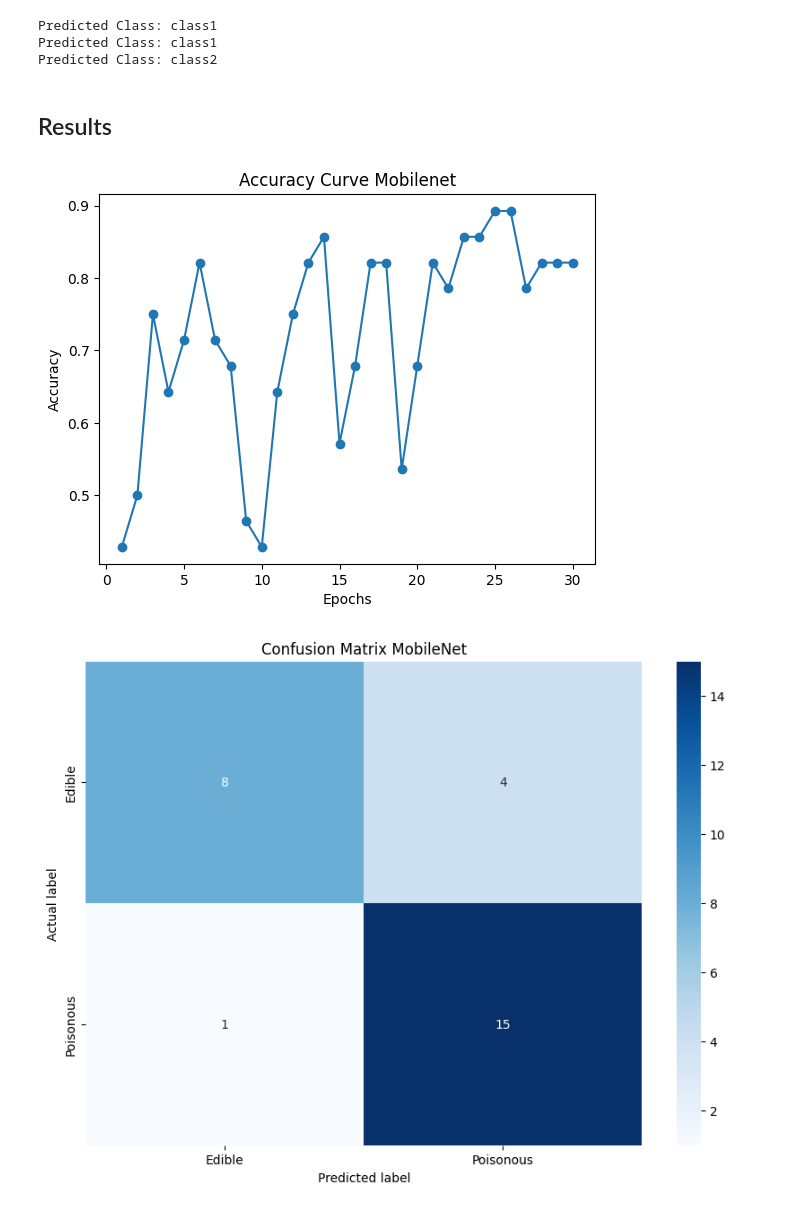
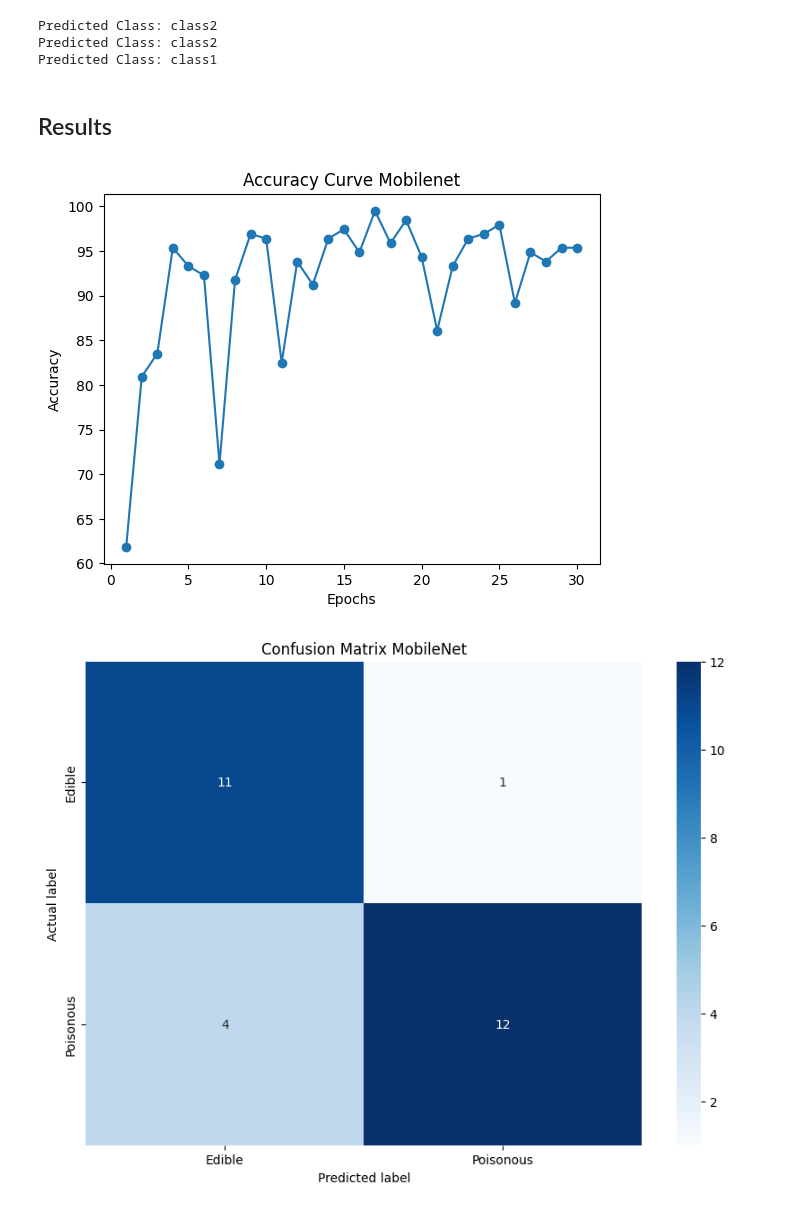
Before and after one commit to Akashdip-N/Critical-Analysis-of-Machine-Learning-and-Deep-Learning-Model-for-Mushroom-Classification, a Jupyter notebook: mobilenet_mushroom.ipynb, the cells around one changed output. Saved outputs shown, nothing was run; the diff lists cells and outputs as text; code cells hidden in the pictures.

```diff
--- a/mobilenet_mushroom.ipynb
+++ b/mobilenet_mushroom.ipynb
@@ -108,6 +108,9 @@ history = {
 for epoch in range(number_of_epochs):
     model.train()
     running_loss = 0.0
+    train_predictions = []
+    train_labels = []
+
     for images, labels in train_loader:
         images, labels = images.to(device), labels.to(device)
 
@@ -122,9 +125,16 @@ for epoch in range(number_of_epochs):
 
         running_loss += loss.item() * images.size(0)
 
-    # Record the loss averaged over the epoch
+        # Track predictions and true labels for training accuracy
+        _, predicted = torch.max(outputs.data, 1)
+        train_predictions.extend(predicted.cpu().numpy())
+        train_labels.extend(labels.cpu().numpy())
+
+    # Calculate training loss and accuracy
     epoch_loss = running_loss / len(train_loader.dataset)
     history['loss'].append(epoch_loss)
+    train_accuracy = accuracy_score(train_labels, train_predictions) * 100
+    history['accuracy'].append(train_accuracy)
 
     # Validate the model
     model.eval()
@@ -145,18 +155,9 @@ for epoch in range(number_of_epochs):
             val_labels.extend(labels.cpu().numpy())
             val_predictions.extend(predicted.cpu().numpy())
 
-    val_loss = val_running_loss / len(val_loader.dataset)
-    history['val_loss'].append(val_loss)
 
-    accuracy = 100 * (np.array(all_predictions) == np.array(all_labels)).mean()
     precision = precision_score(all_labels, all_predictions, average='macro')
 
-    epoch_accuracy = accuracy_score(val_labels, val_predictions)
-    history['accuracy'].append(epoch_accuracy)
 
-    # Record validation metrics
-    history['val_accuracy'].append(accuracy)
-    history['val_precision'].append(precision)
-
-    print(f'Epoch [{epoch+1}/{number_of_epochs}], Loss: {epoch_loss:.4f}, Val Loss: {val_loss:.4f}, Accuracy: {accuracy:.2f}%, Precision: {precision:.4f}')
+    print(f'Epoch [{epoch+1}/{number_of_epochs}], Loss: {epoch_loss:.4f}, Accuracy: {train_accuracy:.2f}%, Precision: {precision:.4f}')
 # %% [output]
@@ -219,27 +220,24 @@ predict_class(image_1)
 predict_class(image_3)
 predict_class(image_2)
 # %% [output]
+Predicted Class: class2
+Predicted Class: class2
 Predicted Class: class1
-Predicted Class: class1
-Predicted Class: class2
 # %% [markdown]
 ## Results
 # %%
 # Plot training & validation accuracy values
 acc = history['accuracy']
-val_acc = history['val_accuracy']
-loss = history['val_loss']
-val_loss = history['val_loss']
 epochs = range(1, len(acc) + 1)
 
 # Plotting the accuracy curve
 plt.plot(range(1, number_of_epochs + 1), acc, marker='o')
 plt.xlabel('Epochs')
 plt.ylabel('Accuracy')
 plt.title('Accuracy Curve Mobilenet')
 plt.show()
 # %% [output]
-[figure, old version]
+[figure, new version]
 # %%
 cm = confusion_matrix(all_labels, all_predictions)
 
@@ -250,7 +248,7 @@ plt.ylabel('Actual label')
 plt.xlabel('Predicted label')
 plt.show()
 # %% [output]
-[figure, old version]
+[figure, new version]
 # %%
 print("Classification Report MobileNet:")
 accuracy = accuracy_score(all_labels, all_predictions)
```
Also changed, not shown: parts of 2 cells of this notebook.
